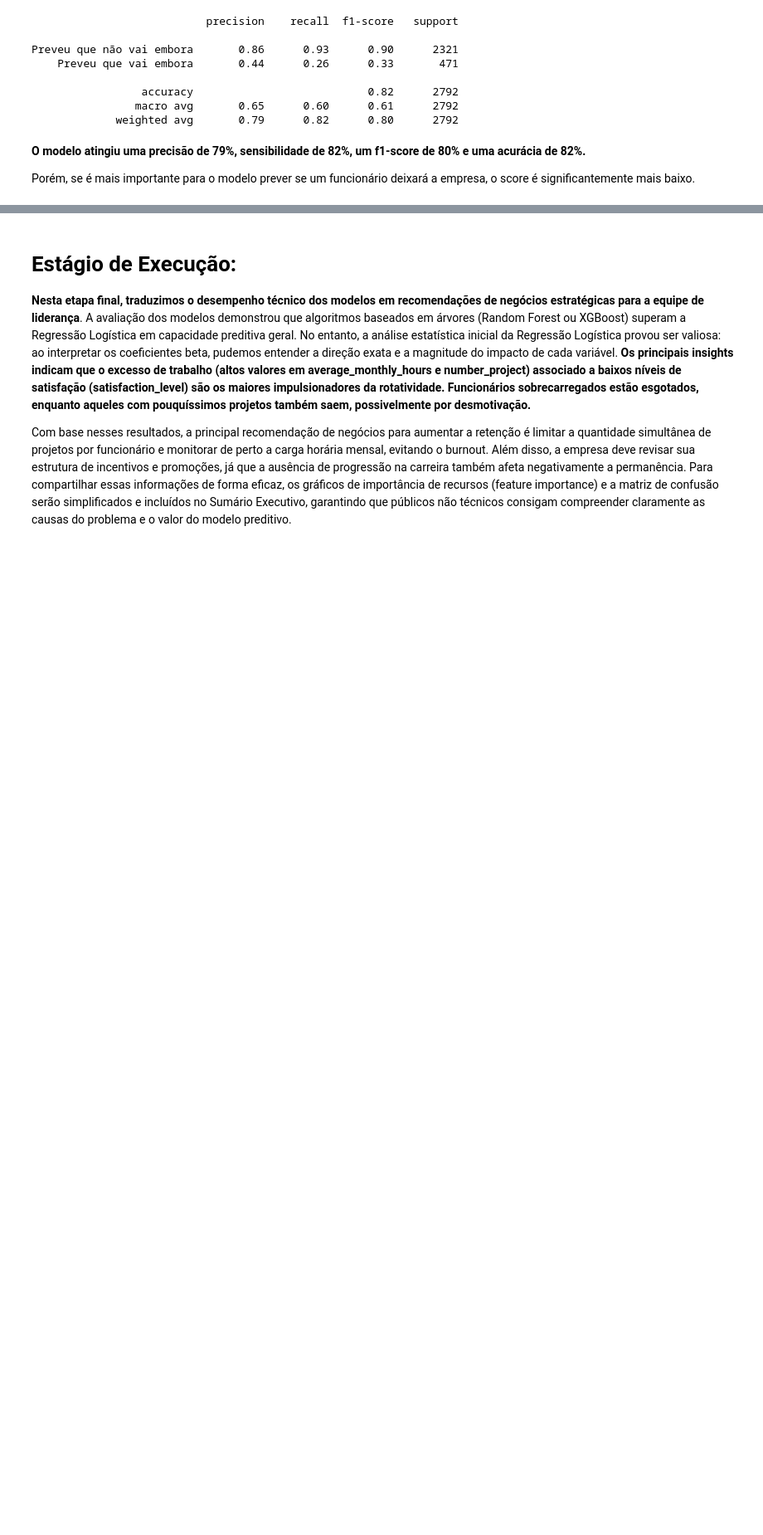
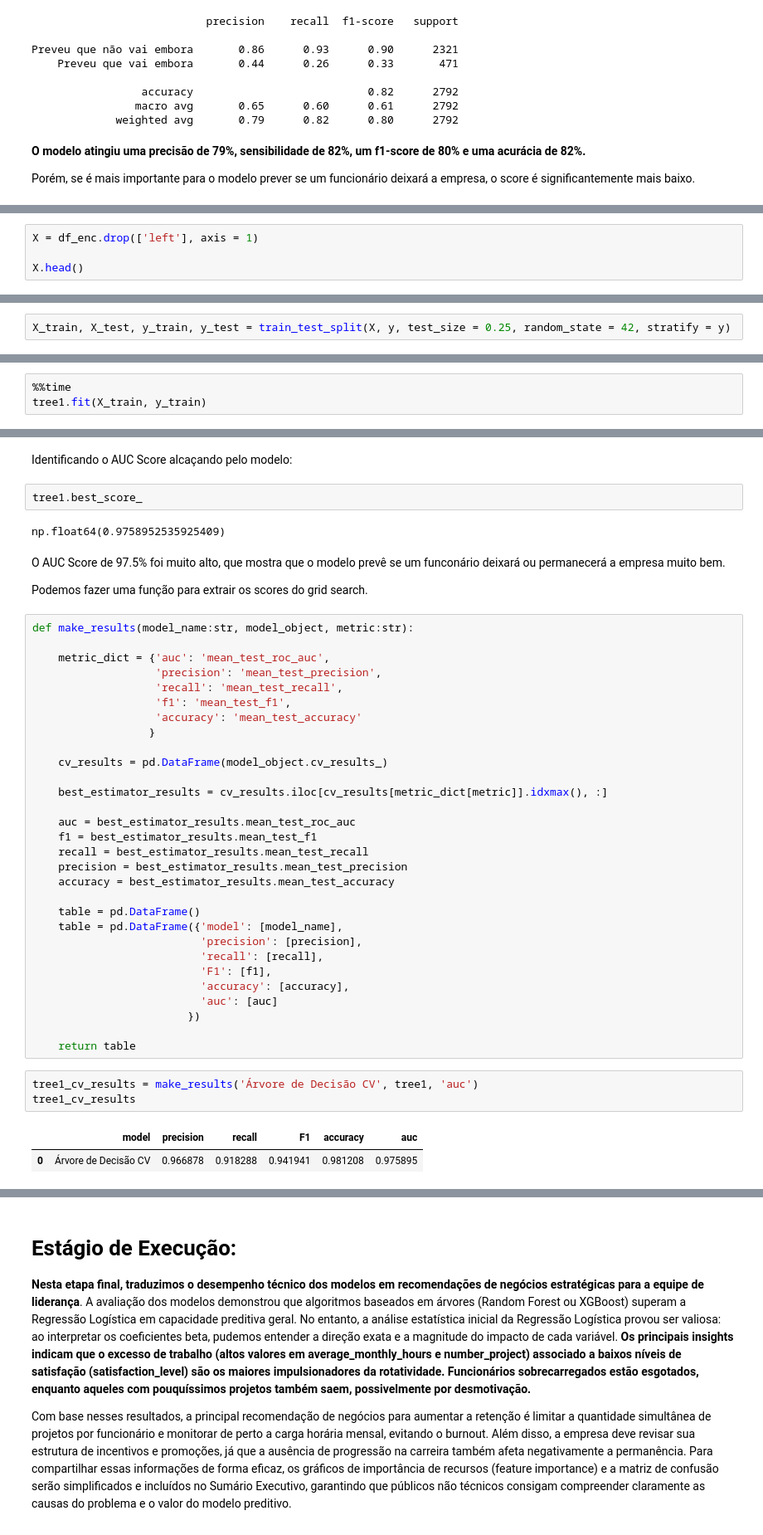
Before and after one commit to nogsposito/salifort-motors-retention-analysis, a Jupyter notebook: notebooks/Salifort_Motors_Capstone.ipynb, the cells around one changed output, grey strips where cells are left out. Shown at 83% size. Cells and saved outputs as stored; diff of their text form; blank space fills up the shorter version.

```diff
--- a/notebooks/Salifort_Motors_Capstone.ipynb
+++ b/notebooks/Salifort_Motors_Capstone.ipynb
@@ -652,0 +671,4 @@ Porém, se é mais importante para o modelo prever se um funcionário deixará a
+# %%
+X = df_enc.drop(['left'], axis = 1)
+
+X.head()
@@ -652,0 +684,2 @@ Porém, se é mais importante para o modelo prever se um funcionário deixará a
+# %%
+X_train, X_test, y_train, y_test = train_test_split(X, y, test_size = 0.25, random_state = 42, stratify = y)
@@ -652,0 +703,3 @@ Porém, se é mais importante para o modelo prever se um funcionário deixará a
+# %%
+%%time
+tree1.fit(X_train, y_train)
@@ -652,0 +721,46 @@ Porém, se é mais importante para o modelo prever se um funcionário deixará a
+# %% [markdown]
+Identificando o AUC Score alcaçando pelo modelo:
+# %%
+tree1.best_score_
+# %% [output]
+np.float64(0.9758952535925409)
+# %% [markdown]
+O AUC Score de 97.5% foi muito alto, que mostra que o modelo prevê se um funconário deixará ou permanecerá a empresa muito bem.
+
+Podemos fazer uma função para extrair os scores do grid search.
+# %%
+def make_results(model_name:str, model_object, metric:str):
+
+    metric_dict = {'auc': 'mean_test_roc_auc',
+                   'precision': 'mean_test_precision',
+                   'recall': 'mean_test_recall',
+                   'f1': 'mean_test_f1',
+                   'accuracy': 'mean_test_accuracy'
+                  }
+
+    cv_results = pd.DataFrame(model_object.cv_results_)
+
+    best_estimator_results = cv_results.iloc[cv_results[metric_dict[metric]].idxmax(), :]
+
+    auc = best_estimator_results.mean_test_roc_auc
+    f1 = best_estimator_results.mean_test_f1
+    recall = best_estimator_results.mean_test_recall
+    precision = best_estimator_results.mean_test_precision
+    accuracy = best_estimator_results.mean_test_accuracy
+
+    table = pd.DataFrame()
+    table = pd.DataFrame({'model': [model_name],
+                          'precision': [precision],
+                          'recall': [recall],
+                          'F1': [f1],
+                          'accuracy': [accuracy],
+                          'auc': [auc]
+                        })
+
+    return table
+# %%
+tree1_cv_results = make_results('Árvore de Decisão CV', tree1, 'auc')
+tree1_cv_results
+# %% [output]
+|  | model | precision | recall | F1 | accuracy | auc |
+| 0 | Árvore de Decisão CV | 0.966878 | 0.918288 | 0.941941 | 0.981208 | 0.975895 |
```
Also changed, not shown: parts of 30 cells of this notebook.
